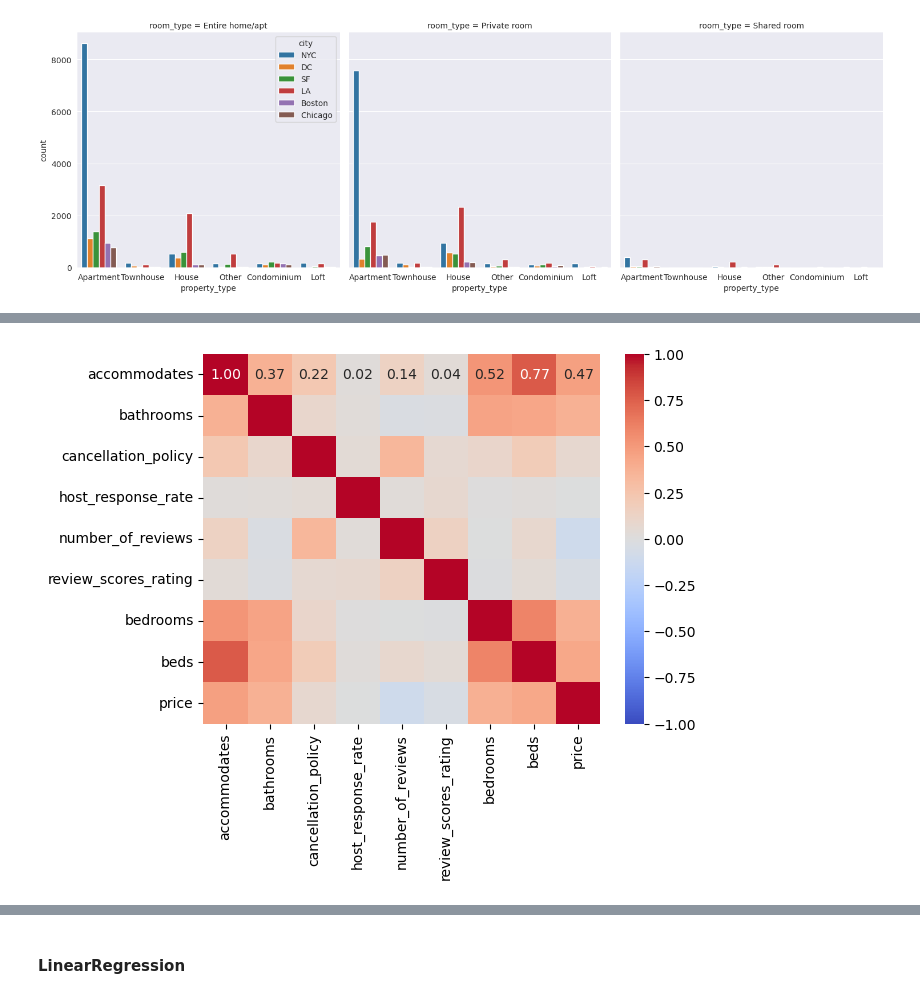
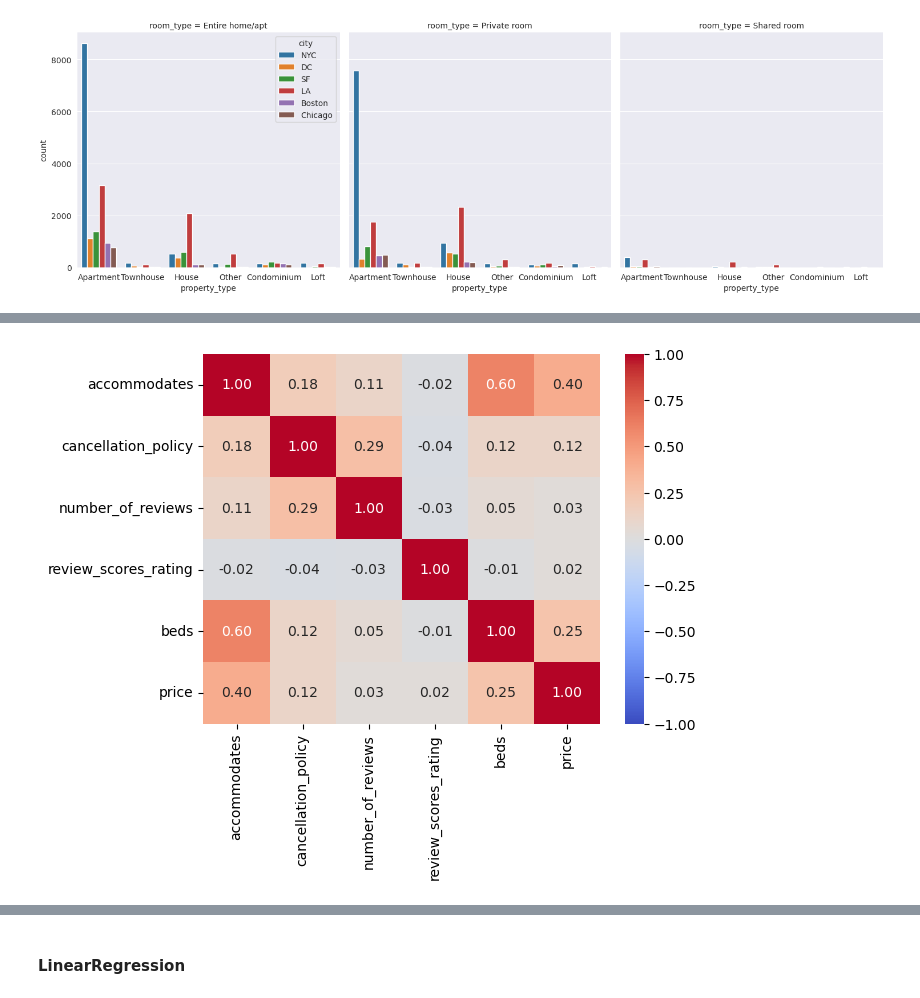
Before and after one commit to PedroPatinoGarcia/etlairbnb, a Jupyter notebook: src/Entrenamiento.ipynb, the cells around one changed output, grey strips where cells are left out. Saved outputs shown, nothing was run; the diff lists cells and outputs as text; code cells hidden in the pictures.

```diff
--- a/src/Entrenamiento.ipynb
+++ b/src/Entrenamiento.ipynb
@@ -263,5 +217,8 @@ test.drop(["processed_date"], axis=1, inplace=True)
 # Se convierten a tipo entero
 columnas_fechas = ["first_review", "host_since", "last_review"]
 for columna in columnas_fechas:
-    train[columna] = pd.to_datetime(train[columna]).astype("int64") / 10 ** 9
-    test[columna] = pd.to_datetime(test[columna]).astype("int64") / 10 ** 9
+    train[columna] = pd.to_datetime(train[columna]).astype("int64")
+    test[columna] = pd.to_datetime(test[columna]).astype("int64")
+for columna in columnas_fechas:
+    train[columna] = (train[columna] - train[columna].min()) / train[columna].max()
+    test[columna] = (test[columna] - test[columna].min()) / test[columna].max()
@@ -267,0 +272,3 @@ for columna in columnas_fechas:
+# %%
+while detect_outliers(train.loc[:,:"price"]):
+    train = detect_and_replace_outliers_with_median(train, detect_outliers(train.loc[:,:"price"]))
@@ -471,11 +479,8 @@ dtype: float64
 # %%
-print(f"Skewness de las columnas host_response_rate y review_scores_rating: {train.host_response_rate.skew()} y {train.review_scores_rating.skew()}.")
-# Se "refleja" (se resta el mayor valor al valor de la columna, se suma uno y al resultado se aplica el logaritmo neperiano o natural):
-max_host_response_rate = train["host_response_rate"].max()
-train["host_response_rate"] = train["host_response_rate"].apply(lambda x: np.log(max_host_response_rate - x + 1))
-test["host_response_rate"] = test["host_response_rate"].apply(lambda x: np.log(max_host_response_rate - x + 1))
-max_review_scores_rating = train["review_scores_rating"].max()
-train["review_scores_rating"] = train["review_scores_rating"].apply(lambda x: np.log(max_review_scores_rating - x + 1))
-test["review_scores_rating"] = test["review_scores_rating"].apply(lambda x: np.log(max_review_scores_rating - x + 1))
-print(f"Skewness de las columnas host_response_rate y review_scores_rating después de aplicar el cambio: {train.host_response_rate.skew()} y {train.review_scores_rating.skew()}.")
+print(f"Skewness de las columnas beds y accommodates: \n{train.beds.skew()} y {train.accommodates.skew()}.")
+train.beds = train.beds.apply(lambda x: np.log(x + .1))
+train.accommodates  = train.accommodates.apply(lambda x: np.log(x + .1))
+test.beds = test.beds.apply(lambda x: np.log(x + .1))
+test.accommodates  = test.accommodates.apply(lambda x: np.log(x + .1))
+print(f"Skewness de las columnas beds y accommodates después de aplicar el cambio: \n{train.beds.skew()} y {train.accommodates.skew()}.")
 # %% [output]
@@ -499,15 +490,0 @@ dtype: float64
-# %%
-print(f"Skewness de las columnas bathrooms, number_of_reviews, beds, host_response_rate, accommodates y bedrooms: \n{train.bathrooms.skew()}, {train.number_of_reviews.skew()}, {train.beds.skew()}, {train.host_response_rate.skew()}, {train.accommodates.skew()} y {train.bedrooms.skew()}.")
-train.bathrooms = train.bathrooms.apply(lambda x: np.log(x + .1))
-train.number_of_reviews = train.number_of_reviews.apply(lambda x: np.log(x + 1))
-train.beds = train.beds.apply(lambda x: np.log(x + .1))
-train.host_response_rate = train.host_response_rate.apply(lambda x: np.log(x + .1))
-train.accommodates  = train.accommodates.apply(lambda x: np.log(x + .1))
-train.bedrooms  = train.bedrooms .apply(lambda x: np.log(x + 1))
-test.bathrooms = test.bathrooms.apply(lambda x: np.log(x + .1))
-test.number_of_reviews = test.number_of_reviews.apply(lambda x: np.log(x + 1))
-test.beds = test.beds.apply(lambda x: np.log(x + .1))
-test.host_response_rate = test.host_response_rate.apply(lambda x: np.log(x + .1))
-test.accommodates  = test.accommodates.apply(lambda x: np.log(x + .1))
-test.bedrooms  = test.bedrooms .apply(lambda x: np.log(x + 1))
-print(f"Skewness de las columnas bathrooms, number_of_reviews, beds, host_response_rate, accommodates y bedrooms después de aplicar el cambio: \n{train.bathrooms.skew()}, {train.number_of_reviews.skew()}, {train.beds.skew()}, {train.host_response_rate.skew()}, {train.accommodates.skew()} y {train.bedrooms.skew()}.")
@@ -532,5 +504,5 @@ plt.show()
 # %%
-sns.heatmap(train[columnas].corr(), annot = True, vmin = -1, vmax = 1, center = 0, cmap = 'coolwarm', fmt=".2f")
+sns.heatmap(train[train[columnas].corr().sum()[train[columnas].corr().sum() != 0].index].corr(), annot = True, vmin = -1, vmax = 1, center = 0, cmap = 'coolwarm', fmt=".2f")
 plt.show()
 # %% [output]
-[figure, old version]
+[figure, new version]
```
Also changed, not shown: parts of 79 cells of this notebook, 3 other files.
